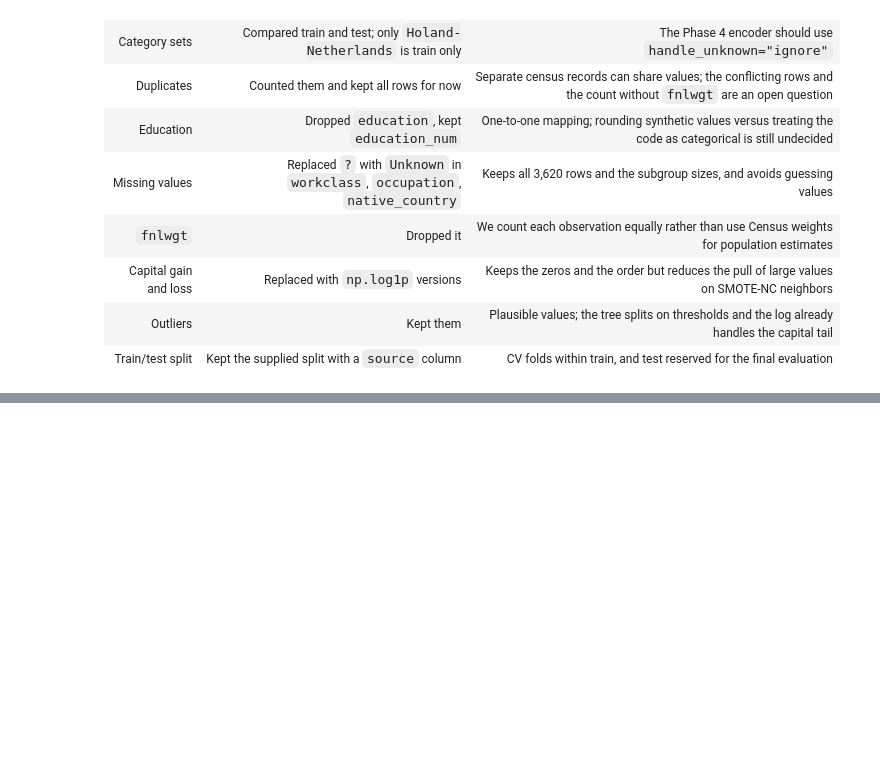
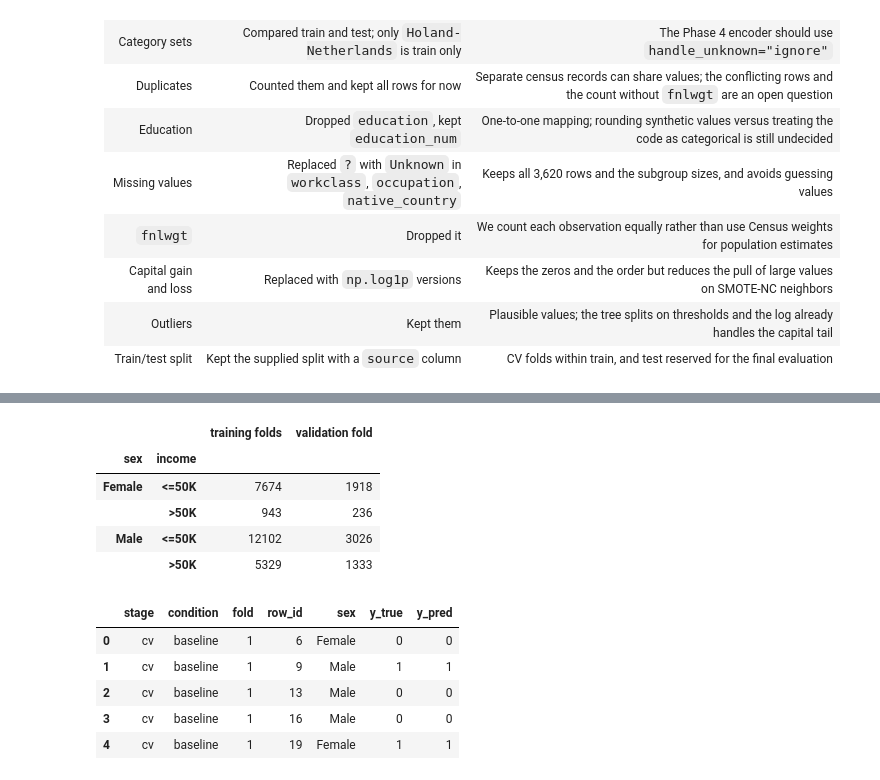
Before and after one commit to jessicabrinegar/data-mining-project, a Jupyter notebook: Phase3_EDA_Brinegar.ipynb, the cells around one changed output, grey strips where cells are left out. Saved outputs shown, nothing was run; the diff lists cells and outputs as text; code cells hidden in the pictures; blank space fills up the shorter version.

```diff
--- a/Phase3_EDA_Brinegar.ipynb
+++ b/Phase3_EDA_Brinegar.ipynb
@@ -921,0 +1003,22 @@ The prepared data has `48,842` rows and 14 columns: 5 numerical predictors, 7 ca
+# %%
+import numpy as np
+from sklearn.model_selection import StratifiedKFold
+
+group = train_df["sex"] + "|" + train_df["income"]
+skf = StratifiedKFold(n_splits=5, shuffle=True, random_state=42)
+
+fold_of_row = np.zeros(len(train_df), dtype=int)
+validation_rows = []
+for fold, (_, val_idx) in enumerate(skf.split(train_df, group), start=1):
+    fold_of_row[val_idx] = fold
+    validation_rows.extend(val_idx)
+
+# Every adult.data row is in exactly one validation fold
+assert sorted(validation_rows) == list(range(len(train_df)))
+
+folds = pd.DataFrame({"row_id": train_df["row_id"].to_numpy(), "fold": fold_of_row})
+folds.to_csv(OUTPUT_DIR / "folds.csv", index=False)
+
+folds = pd.read_csv(OUTPUT_DIR / "folds.csv")
+train_df["fold"] = folds.set_index("row_id").loc[train_df["row_id"], "fold"].to_numpy()
+display(pd.crosstab([train_df["sex"], train_df["income"]], train_df["fold"]))
@@ -921,0 +1038,34 @@ The prepared data has `48,842` rows and 14 columns: 5 numerical predictors, 7 ca
+# %%
+fold = 1
+train_rows = train_df[train_df["fold"] != fold]
+val_rows = train_df[train_df["fold"] == fold]
+
+display(pd.DataFrame({
+    "training folds": train_rows.groupby(["sex", "income"]).size(),
+    "validation fold": val_rows.groupby(["sex", "income"]).size()
+}))
+
+# Baseline has no resampling, so the original rows are also the rows the tree is fit on
+encoder, tree = train_tree(train_rows, train_rows)
+baseline_fold1 = prediction_frame("cv", "baseline", fold, val_rows, tree.predict(encoder.transform(val_rows)))
+baseline_fold1.to_csv(OUTPUT_DIR / "predictions_cv_baseline_fold1.csv", index=False)
+
+assert len(baseline_fold1) == len(val_rows)
+assert baseline_fold1["row_id"].is_unique
+assert set(baseline_fold1["row_id"]) == set(folds.loc[folds["fold"] == fold, "row_id"])
+assert set(baseline_fold1["y_pred"]) <= {0, 1}
+assert not baseline_fold1.isna().any().any()
+display(baseline_fold1.head())
+# %% [output]
+|  |  | training folds | validation fold |
+| sex | income |  |  |
+| Female | <=50K | 7674 | 1918 |
+|  | >50K | 943 | 236 |
+| Male | <=50K | 12102 | 3026 |
+|  | >50K | 5329 | 1333 |
+|  | stage | condition | fold | row_id | sex | y_true | y_pred |
+| 0 | cv | baseline | 1 | 6 | Female | 0 | 0 |
+| 1 | cv | baseline | 1 | 9 | Male | 1 | 1 |
+| 2 | cv | baseline | 1 | 13 | Male | 0 | 0 |
+| 3 | cv | baseline | 1 | 16 | Male | 0 | 0 |
+| 4 | cv | baseline | 1 | 19 | Female | 1 | 1 |
```
Also changed, not shown: parts of 8 cells of this notebook, 3 other files.
